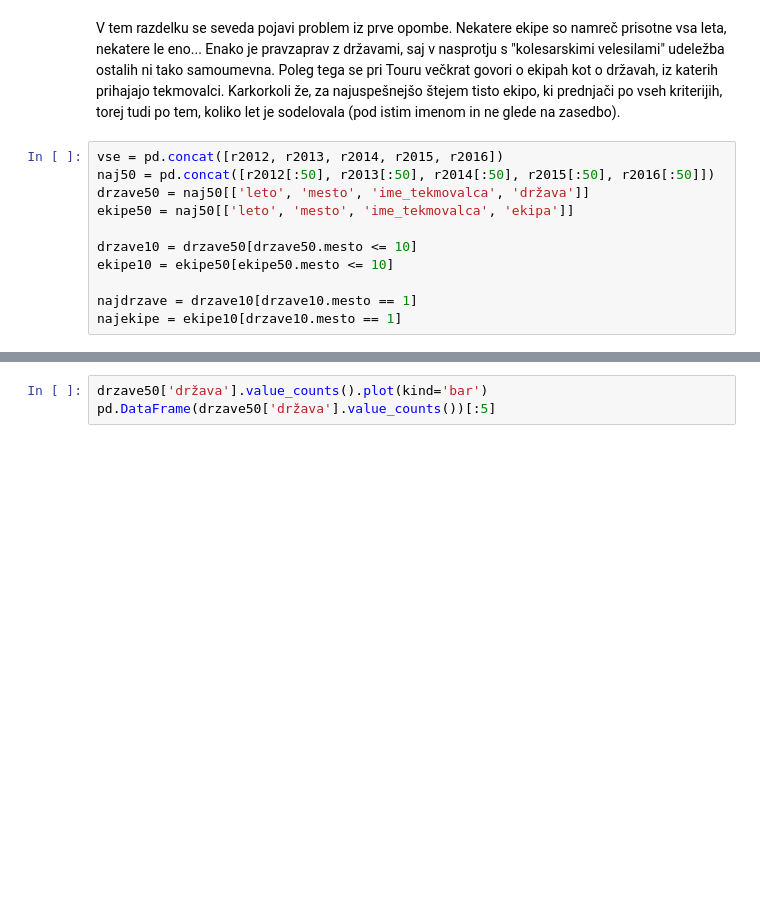
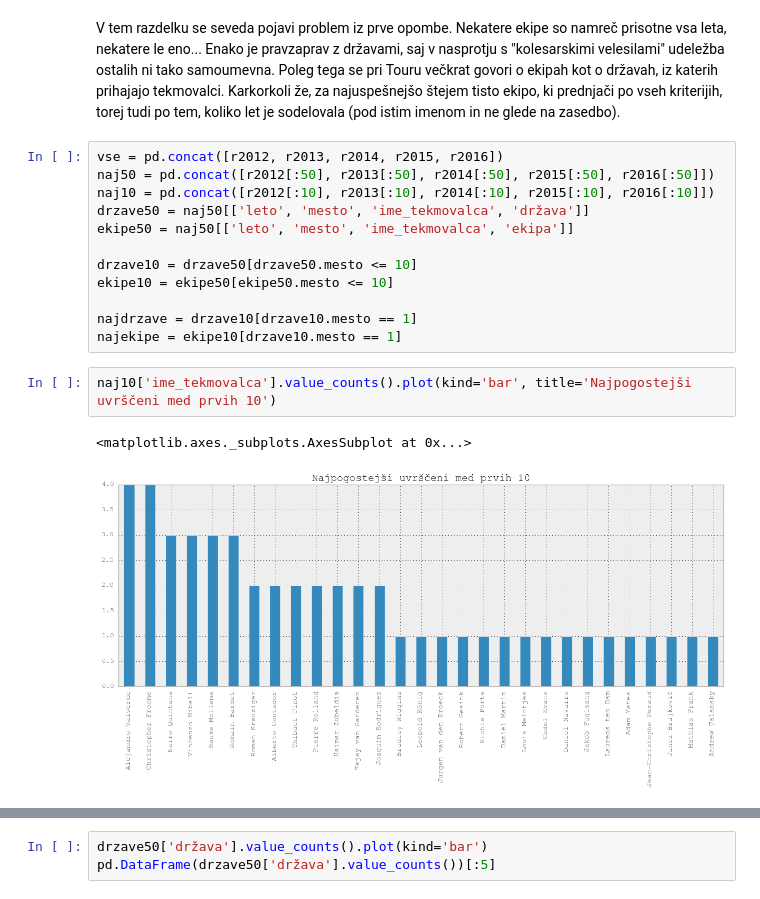
Before and after one commit to aeTS/Projekt-PRO1, a Jupyter notebook: Projekt_analiza_Tour.ipynb, the cells around one changed output, grey strips where cells are left out. Cells and saved outputs as stored; diff of their text form; blank space fills up the shorter version.

```diff
--- a/Projekt_analiza_Tour.ipynb
+++ b/Projekt_analiza_Tour.ipynb
@@ -45,6 +45,7 @@ torej tudi po tem, koliko let je sodelovala (pod istim imenom in ne glede na zas
 # %%
 vse = pd.concat([r2012, r2013, r2014, r2015, r2016])
 naj50 = pd.concat([r2012[:50], r2013[:50], r2014[:50], r2015[:50], r2016[:50]])
+naj10 = pd.concat([r2012[:10], r2013[:10], r2014[:10], r2015[:10], r2016[:10]])
 drzave50 = naj50[['leto', 'mesto', 'ime_tekmovalca', 'država']]
 ekipe50 = naj50[['leto', 'mesto', 'ime_tekmovalca', 'ekipa']]
 
@@ -53,3 +54,8 @@ ekipe10 = ekipe50[ekipe50.mesto <= 10]
 
 najdrzave = drzave10[drzave10.mesto == 1]
 najekipe = ekipe10[drzave10.mesto == 1]
+# %%
+naj10['ime_tekmovalca'].value_counts().plot(kind='bar', title='Najpogostejši uvrščeni med prvih 10')
+# %% [output]
+<matplotlib.axes._subplots.AxesSubplot at 0x...>
+[figure, added]
```
Also changed, not shown: parts of 16 cells of this notebook.
